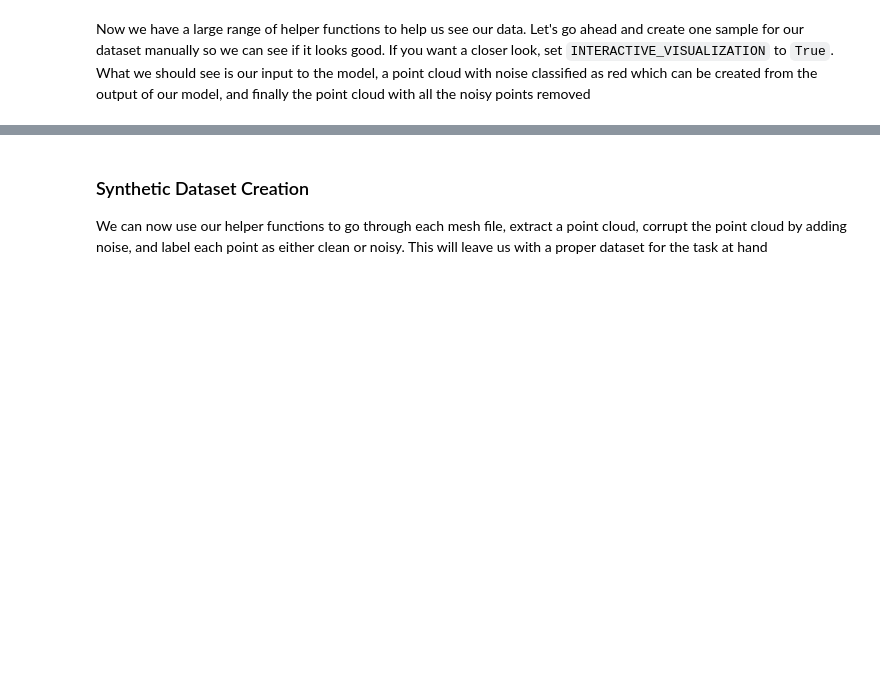
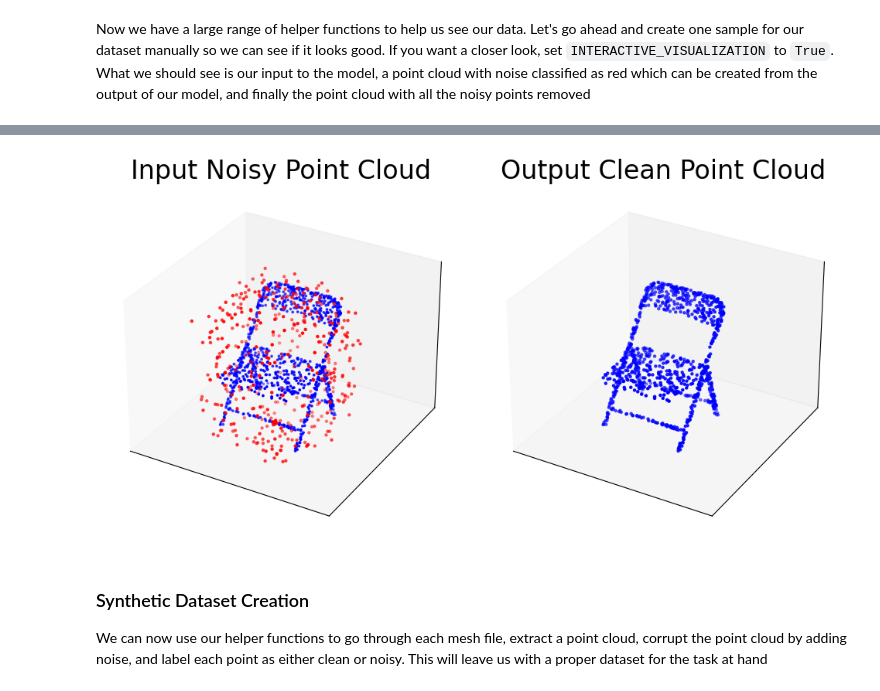
Before and after one commit to JoeWilder/DenoiseNet, a Jupyter notebook: denoisenet2.ipynb, the cells around one changed output, grey strips where cells are left out. Cells and saved outputs as stored; diff of their text form; code cells hidden in the pictures; blank space fills up the shorter version.

```diff
--- a/denoisenet2.ipynb
+++ b/denoisenet2.ipynb
@@ -397,3 +434,7 @@ if INTERACTIVE_VISUALIZATION:
+# %%
+DatasetUtils.plot_poster_example(noisy_pcd, labels)
+# %% [output]
+[figure, added]
 # %% [markdown]
 ### Synthetic Dataset Creation
 
```
Also changed, not shown: parts of 14 cells of this notebook, 4 other files.
